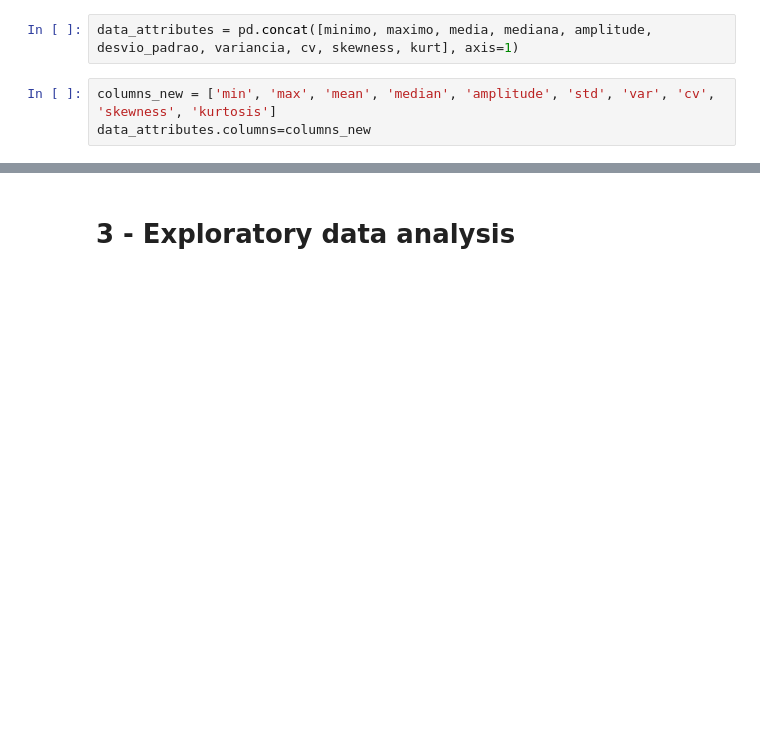
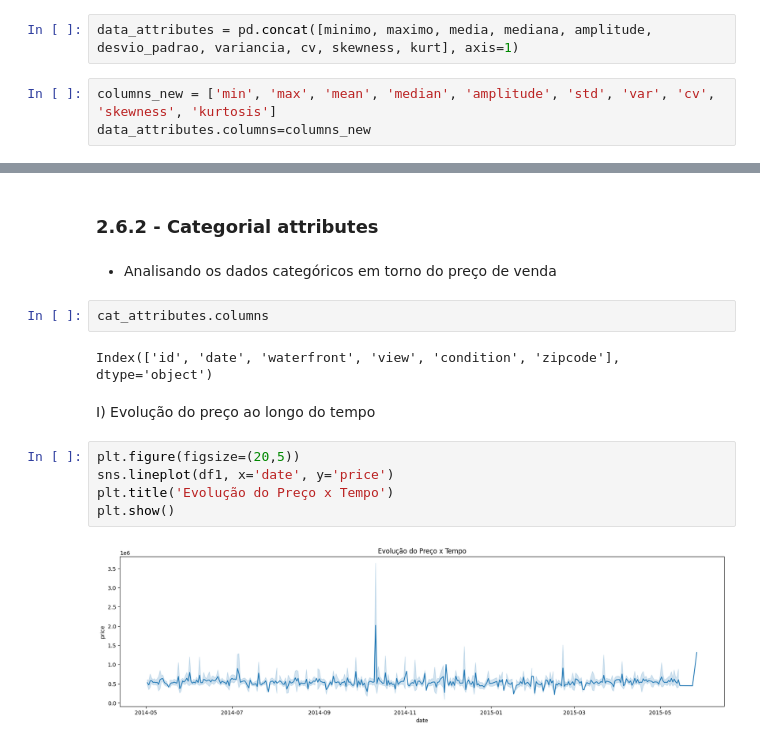
Before and after one commit to Mat004/house_rocket_new, a Jupyter notebook: House Rocket - EDA.ipynb, the cells around one changed output, grey strips where cells are left out. Cells and saved outputs as stored; diff of their text form; blank space fills up the shorter version.

Commit message:
Feito gráficos das variáveis categóricas pelo preço

```diff
--- a/House Rocket - EDA.ipynb
+++ b/House Rocket - EDA.ipynb
@@ -166,5 +171,20 @@ data_attributes
 | long | -122.52 | -121.31 | -122.21 | -122.23 | 1.20 | 0.14 | 0.02 | -0.12 | 0.88 | 1.05 |
 | sqft_living15 | 399.00 | 6210.00 | 1986.55 | 1840.00 | 5811.00 | 685.38 | 469739.50 | 34.50 | 1.11 | 1.60 |
 | sqft_lot15 | 651.00 | 871200.00 | 12768.46 | 7620.00 | 870549.00 | 27303.55 | 745483731.37 | 213.84 | 9.51 | 150.73 |
-# %% [markdown]
-# 3 - Exploratory data analysis
+# %% [markdown]
+### 2.6.2 - Categorial attributes
+# %% [markdown]
+ - Analisando os dados categóricos em torno do preço de venda
+# %%
+cat_attributes.columns
+# %% [output]
+Index(['id', 'date', 'waterfront', 'view', 'condition', 'zipcode'], dtype='object')
+# %% [markdown]
+I) Evolução do preço ao longo do tempo
+# %%
+plt.figure(figsize=(20,5))
+sns.lineplot(df1, x='date', y='price')
+plt.title('Evolução do Preço x Tempo')
+plt.show()
+# %% [output]
+[figure, added]
```
Also changed, not shown: parts of 5 cells of this notebook.
